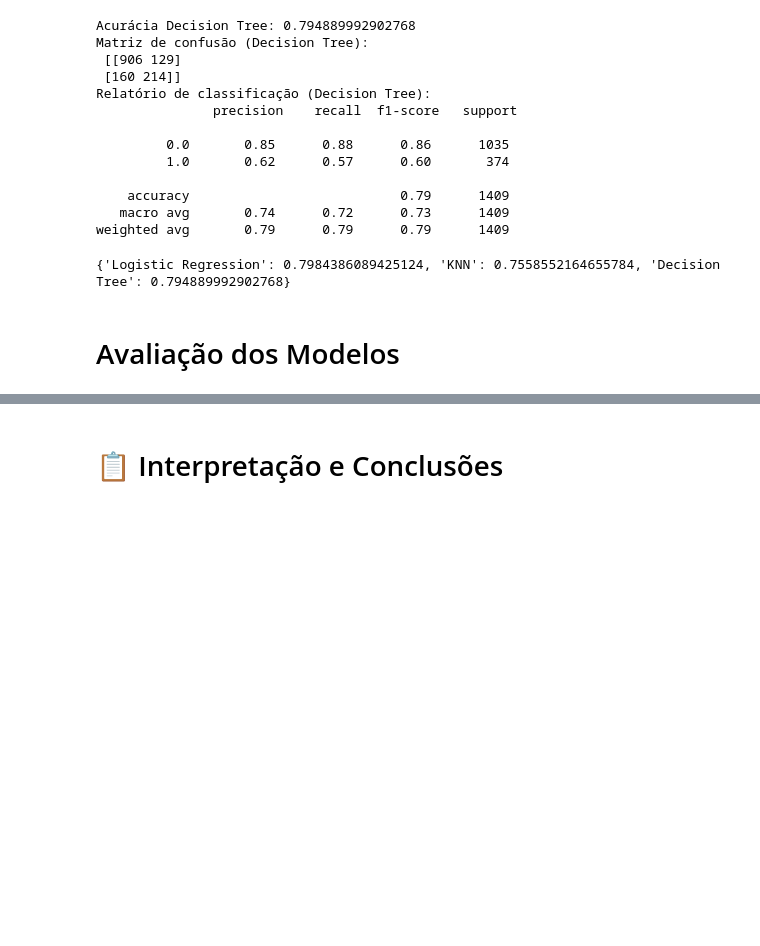
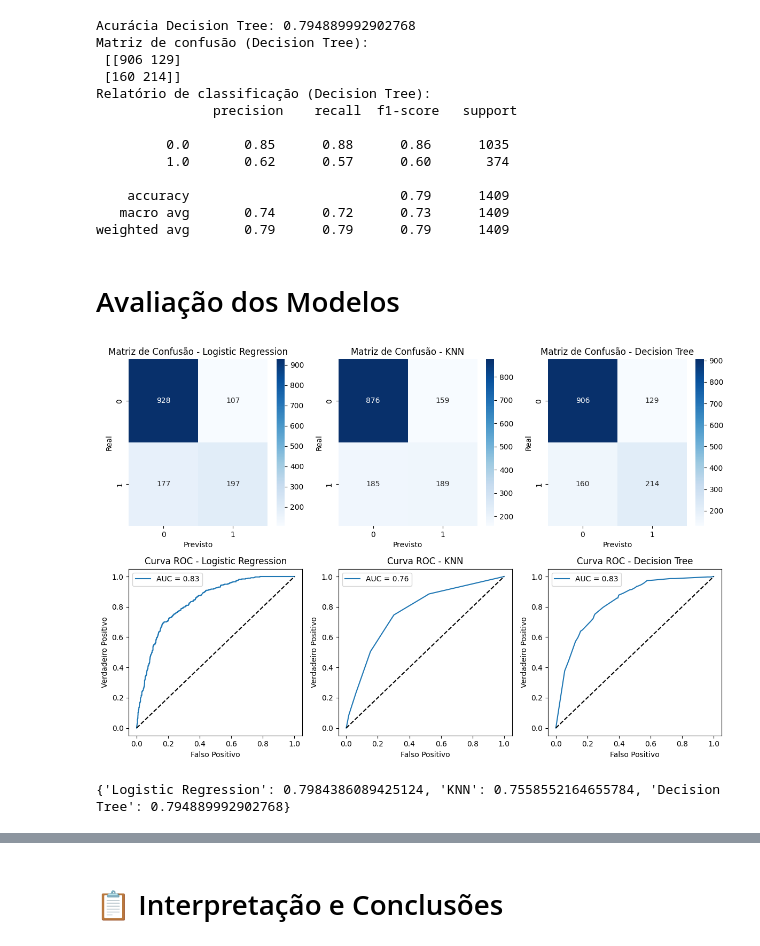
Before and after one commit to anneaiad/Challenge_Telecom_X_Alura_Pt2, a Jupyter notebook: Challenge_Telecom_X_Alura_Pt2.ipynb, the cells around one changed output, grey strips where cells are left out. Cells and saved outputs as stored; diff of their text form; code cells hidden in the pictures; blank space fills up the shorter version.

Commit message:
Avaliação dos Modelos

```diff
--- a/Challenge_Telecom_X_Alura_Pt2.ipynb
+++ b/Challenge_Telecom_X_Alura_Pt2.ipynb
@@ -512,3 +512,5 @@ Relatório de classificação (Decision Tree):
     accuracy                           0.79      1409
    macro avg       0.74      0.72      0.73      1409
 weighted avg       0.79      0.79      0.79      1409
+# %% [markdown]
+# Avaliação dos Modelos
@@ -515,3 +542,28 @@ weighted avg       0.79      0.79      0.79      1409
+# %%
+fig, axes = plt.subplots(2, 3, figsize=(12, 8))
+
+for i, (name, (y_true, y_pred, y_prob)) in enumerate(models.items()):
+    # Matriz de confusão
+    cm = confusion_matrix(y_true, y_pred)
+    sns.heatmap(cm, annot=True, fmt="d", cmap="Blues", ax=axes[0, i])
+    axes[0, i].set_title(f"Matriz de Confusão - {name}")
+    axes[0, i].set_xlabel("Previsto")
+    axes[0, i].set_ylabel("Real")
+
+    # Curva ROC
+    fpr, tpr, _ = roc_curve(y_true, y_prob)
+    roc_auc = auc(fpr, tpr)
+    axes[1, i].plot(fpr, tpr, label=f"AUC = {roc_auc:.2f}")
+    axes[1, i].plot([0, 1], [0, 1], "k--")
+    axes[1, i].set_title(f"Curva ROC - {name}")
+    axes[1, i].set_xlabel("Falso Positivo")
+    axes[1, i].set_ylabel("Verdadeiro Positivo")
+    axes[1, i].legend()
+
+plt.tight_layout()
+plt.show()
+# %% [output]
+[figure, added]
 # %%
 results = {
     "Logistic Regression": accuracy_score(y_test, y_pred_lr),
@@ -522,5 +574,3 @@ results = {
 print(results)
 # %% [output]
 {'Logistic Regression': 0.7984386089425124, 'KNN': 0.7558552164655784, 'Decision Tree': 0.794889992902768}
-# %% [markdown]
-# Avaliação dos Modelos
```
Also changed, not shown: parts of 3 cells of this notebook.
